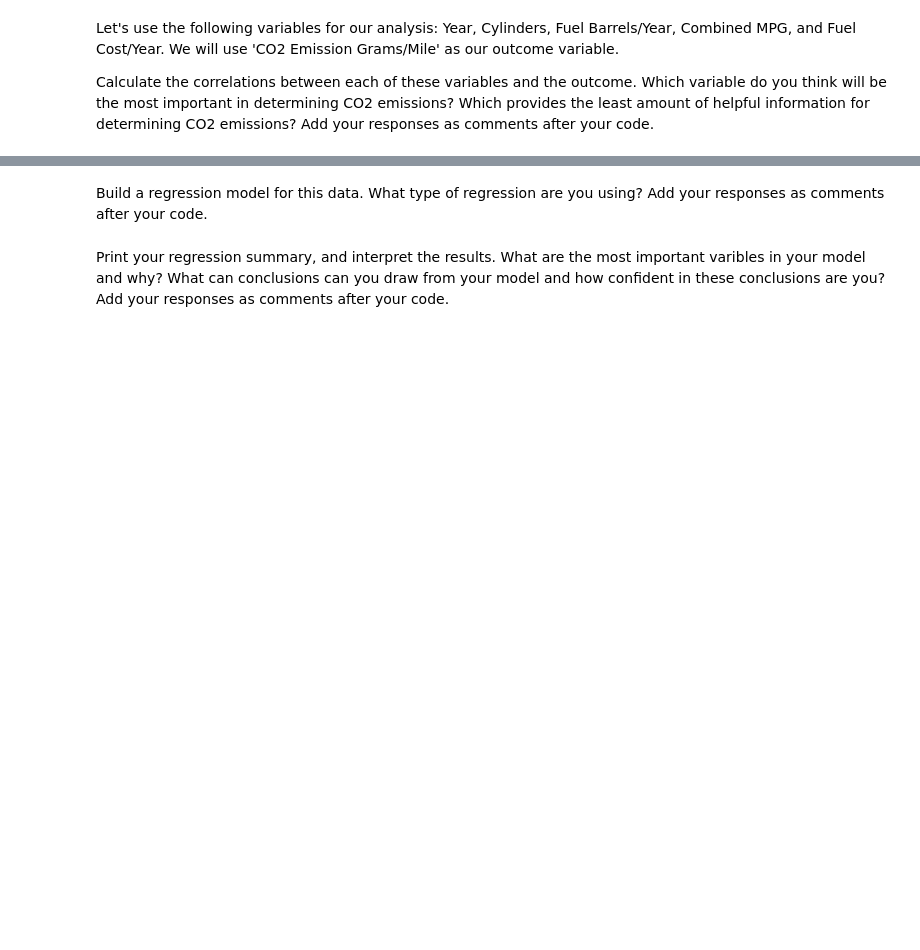
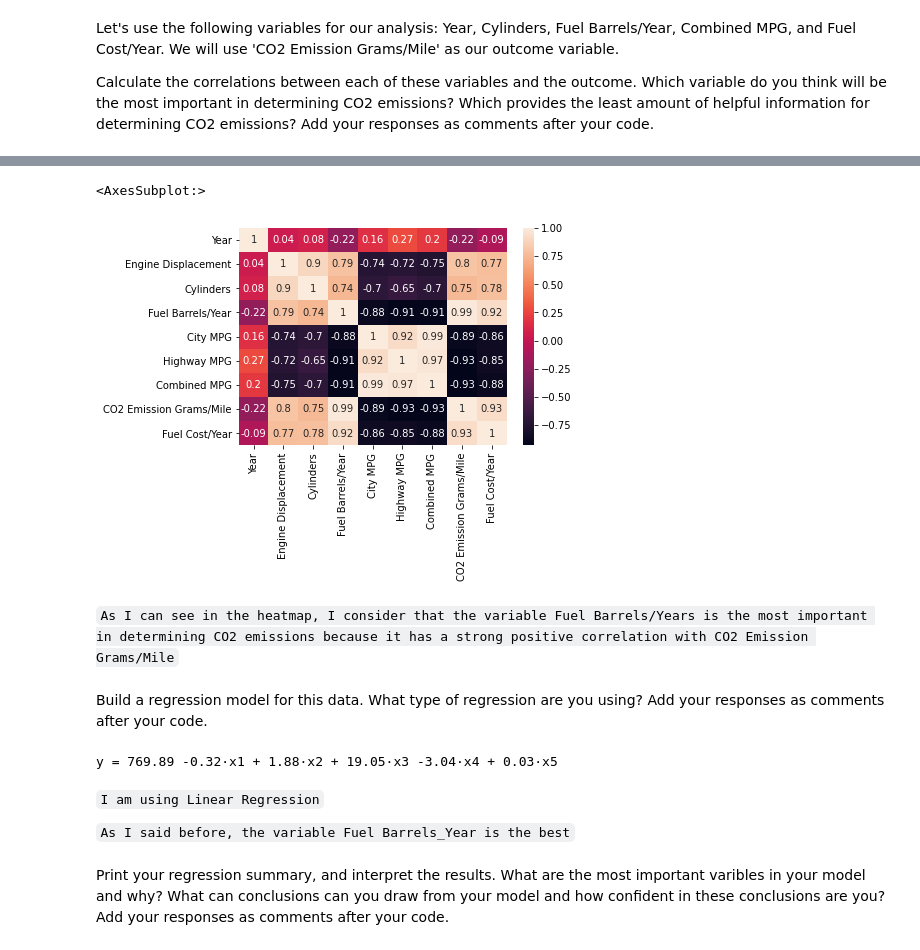
Before and after one commit to Ironhack-Data-Madrid-Marzo-2021/lab-regression-analysis, a Jupyter notebook: your-code.ipynb, the cells around one changed output, grey strips where cells are left out. Cells and saved outputs as stored; diff of their text form; code cells hidden in the pictures; blank space fills up the shorter version.

```diff
--- a/your-code.ipynb
+++ b/your-code.ipynb
@@ -60,3 +172,5 @@ Interpret the results of your model. What can conclusions can you draw from your
 For the second part of this lab, we will use the vehicles.csv data set. You can find a copy of the dataset in the git hub folder. This dataset includes variables related to vehicle characteristics, including the model, make, and energy efficiency standards, as well as each car's CO2 emissions. As discussed in class the goal of this exercise is to predict vehicles' CO2 emissions based on several independent variables.
 # %%
 # Import any libraries you may need & the data
+data = pd.read_csv("vehicles.csv", index_col=0)
+data.head()
@@ -69,2 +203,10 @@ Calculate the correlations between each of these variables and the outcome. Whic
+# %%
+correlation_matrix = data.corr().round(2)
+sns.heatmap(data=correlation_matrix, annot=True)
+# %% [output]
+<AxesSubplot:>
+[figure, added]
+# %% [markdown]
+`As I can see in the heatmap, I consider that the variable Fuel Barrels/Years is the most important in determining CO2 emissions because it has a strong positive correlation with CO2 Emission Grams/Mile`
 # %% [markdown]
 Build a regression model for this data. What type of regression are you using? Add your responses as comments after your code.
@@ -73,2 +225,10 @@ Build a regression model for this data. What type of regression are you using? A
+# %%
+print(f"y = {round(beta_0,2)} {round(beta_1,2)}·x1 + {round(beta_2,2)}·x2 + {round(beta_3,2)}·x3 {round(beta_4,2)}·x4 + {round(beta_5,2)}·x5")
+# %% [output]
+y = 769.89 -0.32·x1 + 1.88·x2 + 19.05·x3 -3.04·x4 + 0.03·x5
+# %% [markdown]
+`I am using Linear Regression`
+
+`As I said before, the variable Fuel Barrels_Year is the best`
 # %% [markdown]
 Print your regression summary, and interpret the results. What are the most important varibles in your model and why? What can conclusions can you draw from your model and how confident in these conclusions are you? Add your responses as comments after your code.
```
Also changed, not shown: parts of 32 cells of this notebook.
